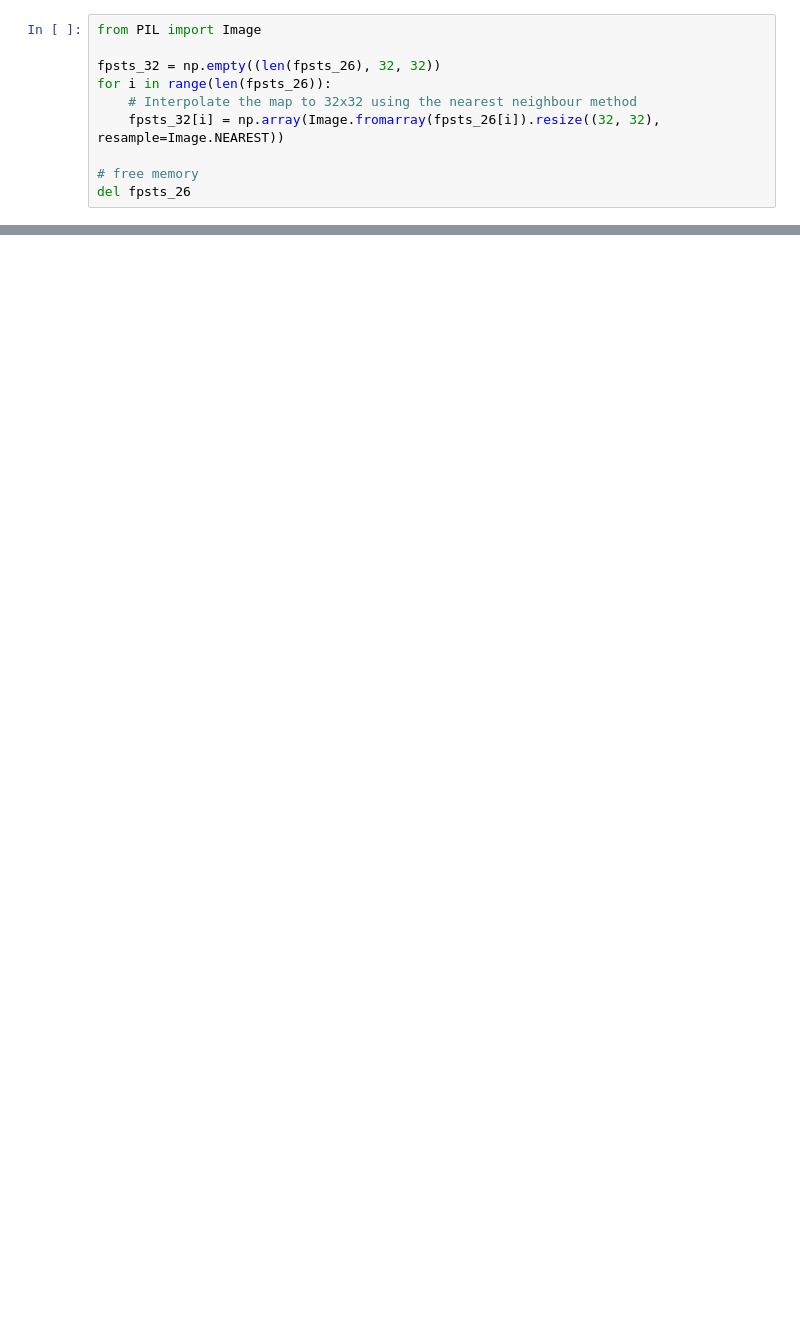
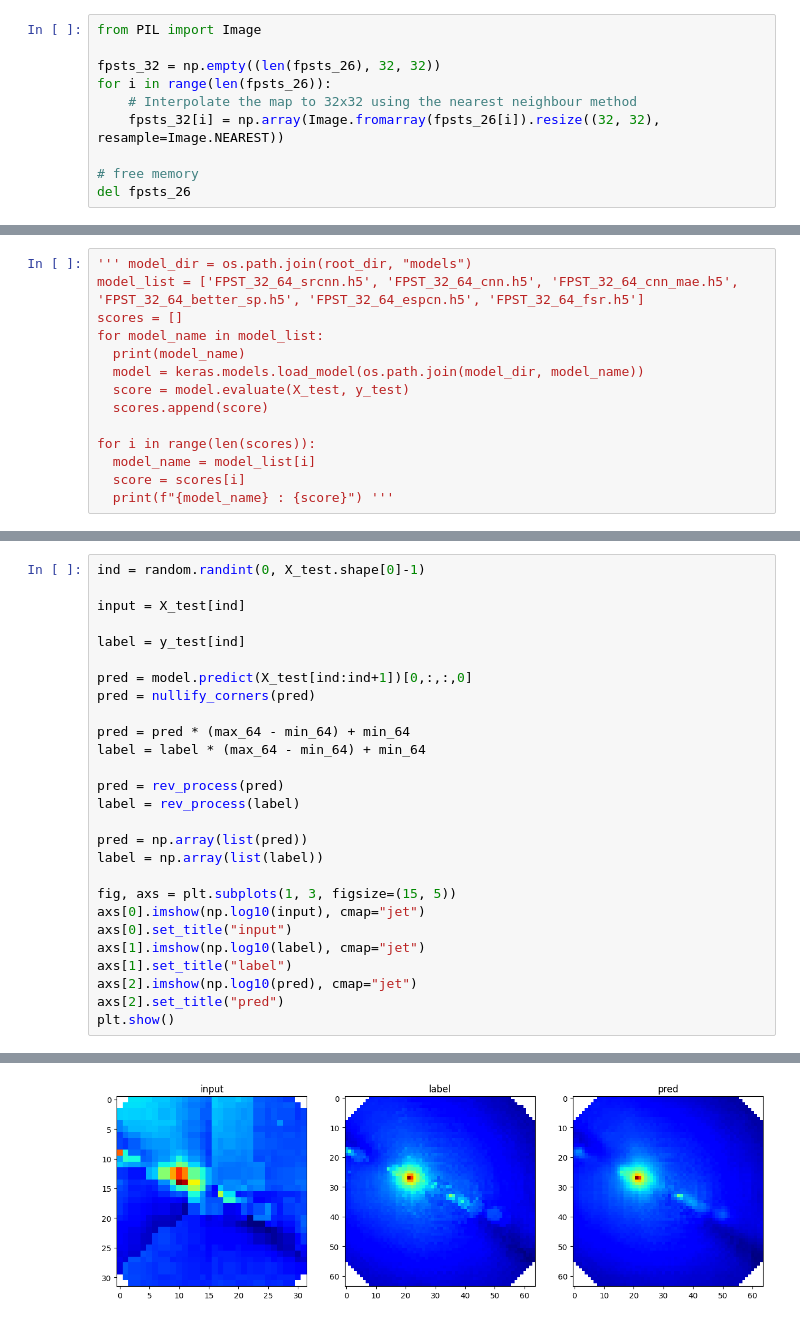
Before and after one commit to m7415/deep_learning_3MI, a Jupyter notebook: FPST.ipynb, the cells around one changed output, grey strips where cells are left out. Saved outputs shown, nothing was run; the diff lists cells and outputs as text; blank space fills up the shorter version.

```diff
--- a/FPST.ipynb
+++ b/FPST.ipynb
@@ -174,0 +144,14 @@ model.save(os.path.join(model_dir, "FPST_32_64_basic_conv.h5"))
+# %%
+''' model_dir = os.path.join(root_dir, "models")
+model_list = ['FPST_32_64_srcnn.h5', 'FPST_32_64_cnn.h5', 'FPST_32_64_cnn_mae.h5', 'FPST_32_64_better_sp.h5', 'FPST_32_64_espcn.h5', 'FPST_32_64_fsr.h5']
+scores = []
+for model_name in model_list:
+  print(model_name)
+  model = keras.models.load_model(os.path.join(model_dir, model_name))
+  score = model.evaluate(X_test, y_test)
+  scores.append(score)
+
+for i in range(len(scores)):
+  model_name = model_list[i]
+  score = scores[i]
+  print(f"{model_name} : {score}") '''
@@ -174,0 +359,28 @@ model.save(os.path.join(model_dir, "FPST_32_64_basic_conv.h5"))
+# %%
+ind = random.randint(0, X_test.shape[0]-1)
+
+input = X_test[ind]
+
+label = y_test[ind]
+
+pred = model.predict(X_test[ind:ind+1])[0,:,:,0]
+pred = nullify_corners(pred)
+
+pred = pred * (max_64 - min_64) + min_64
+label = label * (max_64 - min_64) + min_64
+
+pred = rev_process(pred)
+label = rev_process(label)
+
+pred = np.array(list(pred))
+label = np.array(list(label))
+
+fig, axs = plt.subplots(1, 3, figsize=(15, 5))
+axs[0].imshow(np.log10(input), cmap="jet")
+axs[0].set_title("input")
+axs[1].imshow(np.log10(label), cmap="jet")
+axs[1].set_title("label")
+axs[2].imshow(np.log10(pred), cmap="jet")
+axs[2].set_title("pred")
+plt.show()
+# %% [output]
@@ -174,0 +388 @@ model.save(os.path.join(model_dir, "FPST_32_64_basic_conv.h5"))
+[figure, added]
```
Also changed, not shown: parts of 41 cells of this notebook.
